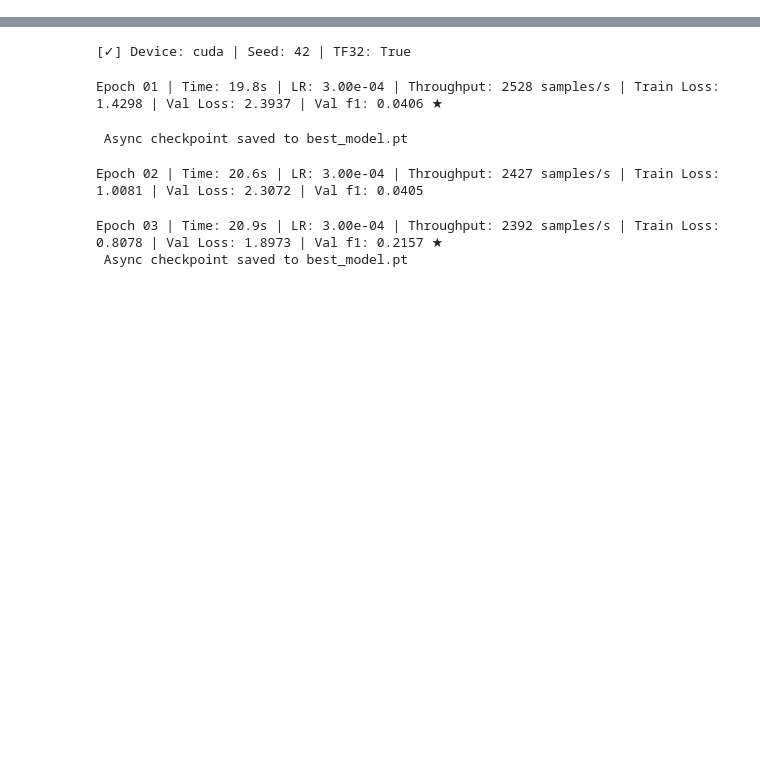
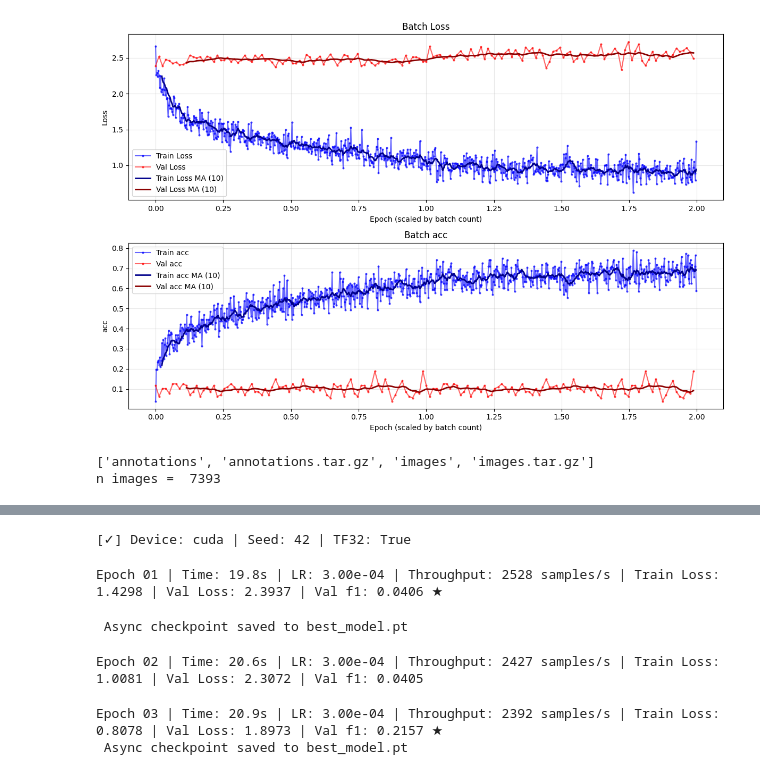
Before and after one commit to MVRonkin/Computer-Vision-Course_lec-practice, a Jupyter notebook: 2025/WS/test.ipynb, the cells around one changed output, grey strips where cells are left out. Saved outputs shown, nothing was run; the diff lists cells and outputs as text; code cells hidden in the pictures; blank space fills up the shorter version.

```diff
--- a/2025/WS/test.ipynb
+++ b/2025/WS/test.ipynb
@@ -6,7 +6,7 @@ from torch.utils.data import DataLoader
 from torchvision import datasets, transforms
 from torchmetrics import Accuracy, Precision, Recall, F1Score
 import pandas as pd
-from setup_torch import *
+from torch_trainer import *
 
 transform = transforms.Compose([
     transforms.ToTensor(),
@@ -17,7 +17,7 @@ train_dataset = datasets.CIFAR10(root='./data', train=True, download=True, trans
 val_dataset = datasets.CIFAR10(root='./data', train=False, download=True, transform=transform)
 
 # Для CPU уменьшим batch_size; для GPU можно увеличить
-batch_size = 64
+batch_size = 128
 train_loader = DataLoader(train_dataset, batch_size=batch_size, shuffle=True, )
 val_loader = DataLoader(val_dataset, batch_size=batch_size, shuffle=False, )
 
@@ -54,10 +54,10 @@ wrapped_metrics = {name: make_metric_fn(metric) for name, metric in metrics.item
 # ----------------------------
 # 7. Оптимизатор и критерий
 # ----------------------------
-criterion = nn.CrossEntropyLoss()
+criterion = nn.CrossEntropyLoss().to(device)
 
-# Эффективный batch_size = 64 (без аккумуляции)
-# Если хотите эмулировать batch_size=256 → accumulation_steps=4 и lr *= 4
+# Эффективный batch_size = 128 (без аккумуляции)
+# Если хотите эмулировать batch_size=512 → accumulation_steps=4 и lr *= 4
 optimizer = torch.optim.AdamW(model.parameters(), lr=0.001)  # базовый LR
 
 # Scheduler
@@ -66,14 +66,14 @@ scheduler = torch.optim.lr_scheduler.ReduceLROnPlateau(optimizer, mode='max', fa
 # ----------------------------
 # 8. Запуск обучения
 # ----------------------------
-history = fit(
+history, batch_hist = fit(
     model=model,
     train_loader=train_loader,
     val_loader=val_loader,
     optimizer=optimizer,
     criterion=criterion,
     metrics=wrapped_metrics,
-    epochs=20,
+    epochs=2,
     scheduler=scheduler,
     patience=7,
     min_delta=0.001,
@@ -86,12 +86,12 @@ history = fit(
     monitor_metric='f1',                  # early stopping по F1
     mode='max',
     accumulation_steps=1,                 # без аккумуляции (можно поставить 2, 4 и т.д.)
-    is_distributed=False                  # один GPU или CPU
+    return_batch_history = True,
 )
 
 print("\n Обучение завершено!")
 print(f"Лучшая эпоха: {history.attrs['best_epoch'] + 1}")
-print(f"Лучший F1: {history.attrs['best_valid_score']:.4f}")
+print(f"Лучший F1: {history.attrs['best_score']:.4f}")
 
 # Сохранить историю
 history.to_csv('training_history.csv', index=False)
@@ -107,0 +125,4 @@ import pandas as pd
+# %%
+plot_batch_history(batch_hist, metric_name='acc', window=10)
+# %% [output]
+[figure, added]
@@ -107,0 +186,8 @@ import pandas as pd
+# %%
+content = os.listdir(root_directory)
+print(content)
+print('n images = ',len(os.listdir(os.path.join(root_directory, 'images'))))
+# print('n anno = ',len(os.listdir(os.path.join(dataset_directory, content[0], "trimaps" ))))
+# %% [output]
+['annotations', 'annotations.tar.gz', 'images', 'images.tar.gz']
+n images =  7393
```
Also changed, not shown: parts of 24 cells of this notebook.
